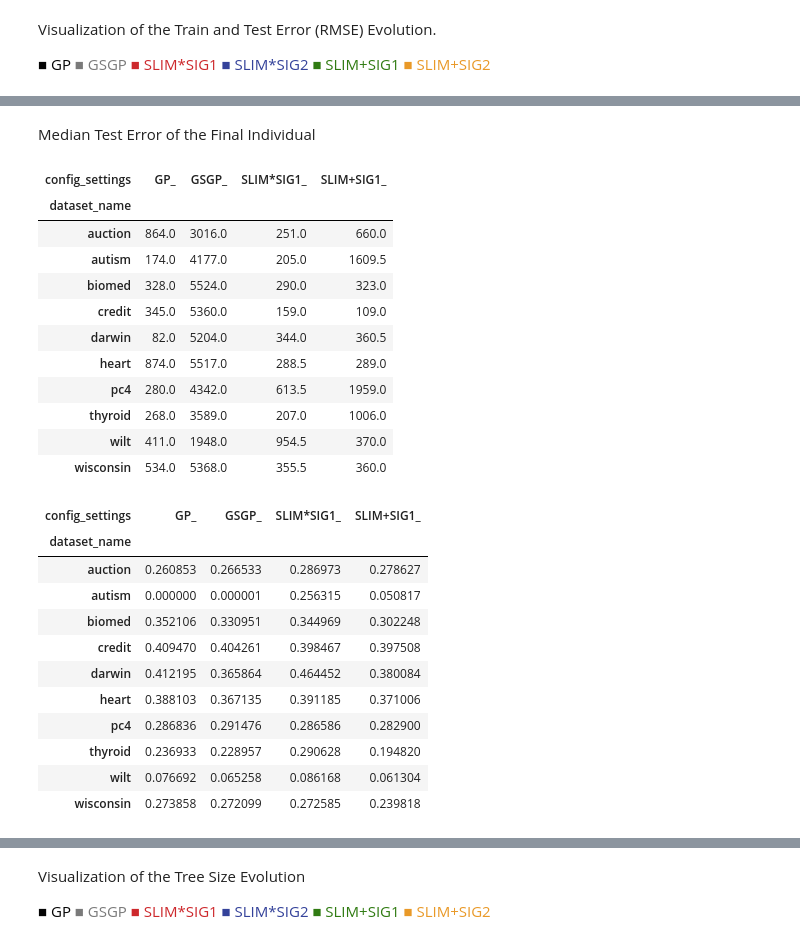
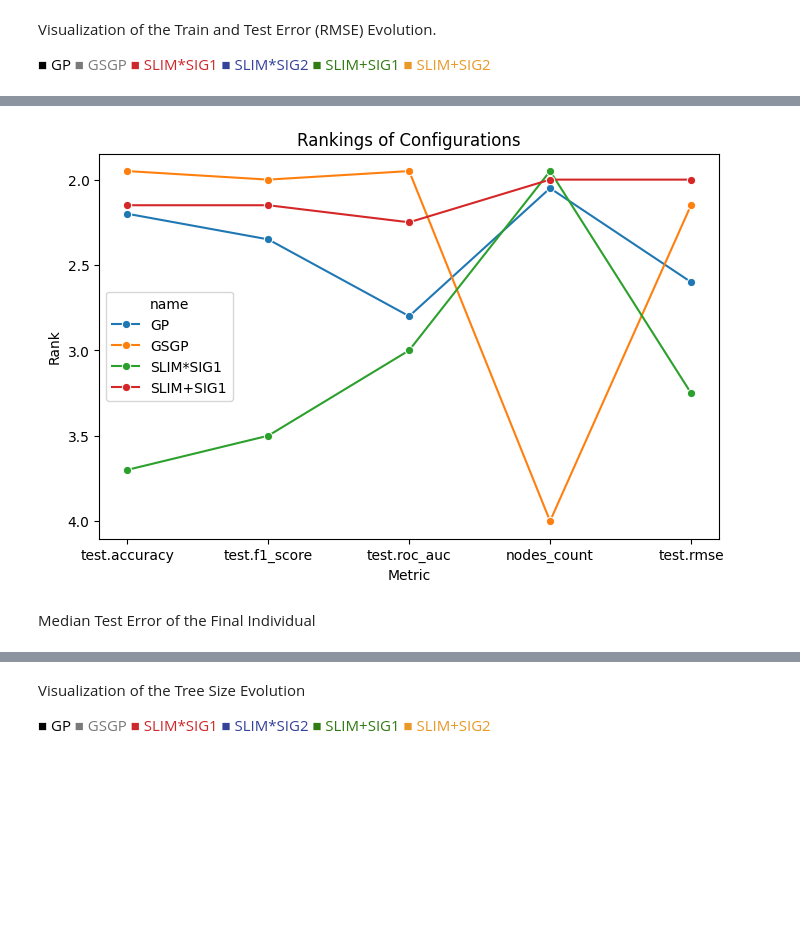
Before and after one commit to LeonDebatin/slim, a Jupyter notebook: mastero/experiments/RQ_Comparison/Comparison_analysis.ipynb, the cells around one changed output, grey strips where cells are left out. Drawn from its saved outputs; the diff is of its cells as text; code cells hidden in the pictures; blank space fills up the shorter version.

```diff
--- a/mastero/experiments/RQ_Comparison/Comparison_analysis.ipynb
+++ b/mastero/experiments/RQ_Comparison/Comparison_analysis.ipynb
@@ -113,32 +183,6 @@ error_evolution_plot(ana.logs)
+# %%
+plot_ranks(ana_compa.wtl_agg, 'name')
+# %% [output]
+[figure, added]
 # %% [markdown]
 Median Test Error of the Final Individual
-# %%
-get_aggregated_performance(ana.results, metric='nodes_count', agg='median')
-# %% [output]
-| config_settings | GP_ | GSGP_ | SLIM*SIG1_ | SLIM+SIG1_ |
-| dataset_name |  |  |  |  |
-| auction | 864.0 | 3016.0 | 251.0 | 660.0 |
-| autism | 174.0 | 4177.0 | 205.0 | 1609.5 |
-| biomed | 328.0 | 5524.0 | 290.0 | 323.0 |
-| credit | 345.0 | 5360.0 | 159.0 | 109.0 |
-| darwin | 82.0 | 5204.0 | 344.0 | 360.5 |
-| heart | 874.0 | 5517.0 | 288.5 | 289.0 |
-| pc4 | 280.0 | 4342.0 | 613.5 | 1959.0 |
-| thyroid | 268.0 | 3589.0 | 207.0 | 1006.0 |
-| wilt | 411.0 | 1948.0 | 954.5 | 370.0 |
-| wisconsin | 534.0 | 5368.0 | 355.5 | 360.0 |
-# %%
-get_aggregated_performance(ana.results, metric='test.rmse', agg='median')
-# %% [output]
-| config_settings | GP_ | GSGP_ | SLIM*SIG1_ | SLIM+SIG1_ |
-| dataset_name |  |  |  |  |
-| auction | 0.260853 | 0.266533 | 0.286973 | 0.278627 |
-| autism | 0.000000 | 0.000001 | 0.256315 | 0.050817 |
-| biomed | 0.352106 | 0.330951 | 0.344969 | 0.302248 |
-| credit | 0.409470 | 0.404261 | 0.398467 | 0.397508 |
-| darwin | 0.412195 | 0.365864 | 0.464452 | 0.380084 |
-| heart | 0.388103 | 0.367135 | 0.391185 | 0.371006 |
-| pc4 | 0.286836 | 0.291476 | 0.286586 | 0.282900 |
-| thyroid | 0.236933 | 0.228957 | 0.290628 | 0.194820 |
-| wilt | 0.076692 | 0.065258 | 0.086168 | 0.061304 |
-| wisconsin | 0.273858 | 0.272099 | 0.272585 | 0.239818 |
```
Also changed, not shown: parts of 29 cells of this notebook, 25 other files.
